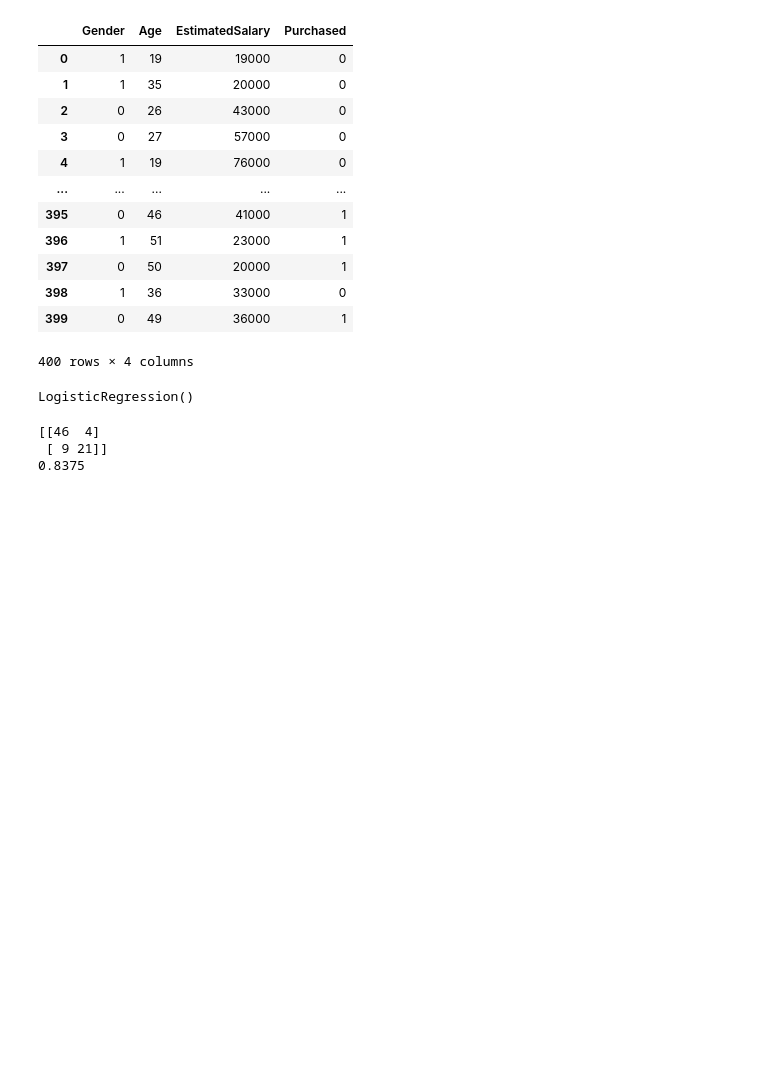
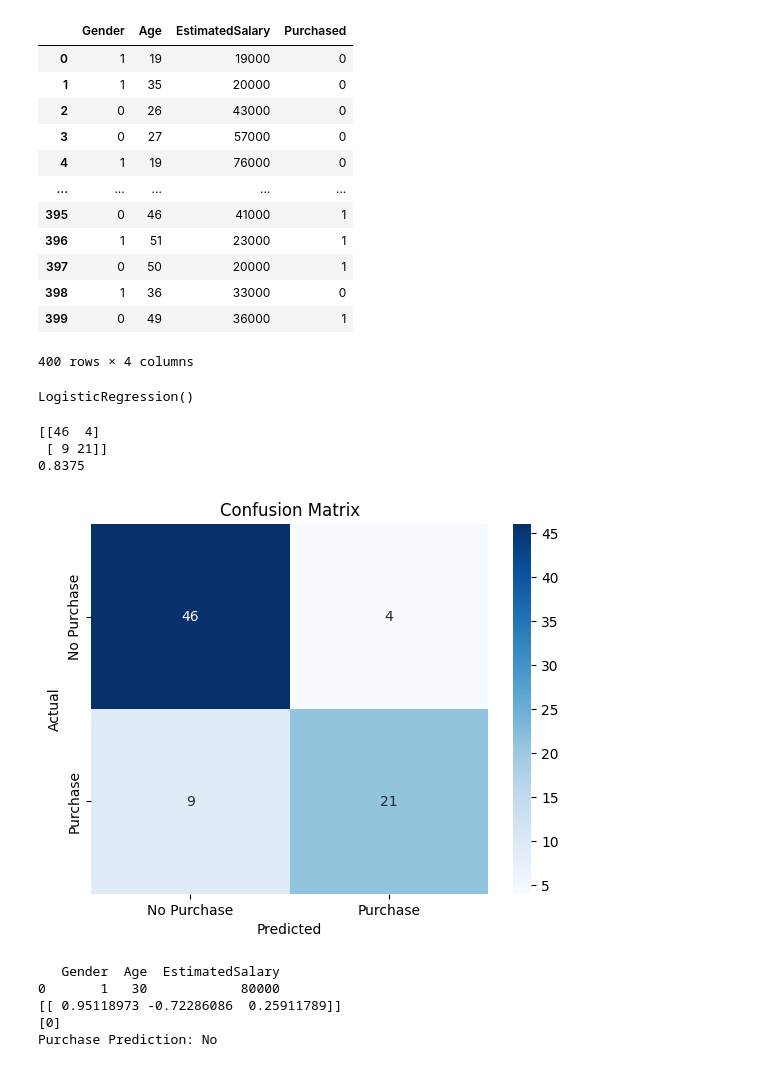
Before and after one commit to Akbarhusain12/Machine_learning, a Jupyter notebook: Practice/Logistic_regression.ipynb, the cells around one changed output. Saved outputs shown, nothing was run; the diff lists cells and outputs as text; code cells hidden in the pictures; blank space fills up the shorter version.

```diff
--- a/Practice/Logistic_regression.ipynb
+++ b/Practice/Logistic_regression.ipynb
@@ -77,3 +79,34 @@ print(accuracy_score(y_test, y_pred))
 [[46  4]
  [ 9 21]]
 0.8375
+# %%
+sns.heatmap(confusion_matrix(y_test, y_pred), annot=True, cmap="Blues", xticklabels=["No Purchase","Purchase"], yticklabels=["No Purchase", "Purchase"])
+plt.xlabel("Predicted")
+plt.ylabel("Actual")
+plt.title("Confusion Matrix")
+plt.show()
+# %% [output]
+[figure, added]
+# %%
+new_data = np.array([[1, 30, 80000]])
+
+new_data_df = pd.DataFrame(new_data, columns=X.columns)
+print(new_data_df)
+
+new_data_scaled = scaler.transform(new_data_df)
+print(new_data_scaled)
+prediction = model.predict(new_data_scaled)
+print(prediction)
+
+
+
+if prediction == 1:
+    print("Purchase Prediction: Yes")
+else:
+    print("Purchase Prediction: No")
+# %% [output]
+   Gender  Age  EstimatedSalary
+0       1   30            80000
+[[ 0.95118973 -0.72286086  0.25911789]]
+[0]
+Purchase Prediction: No
```
Also changed, not shown: parts of 1 cell of this notebook, 5 other files.
